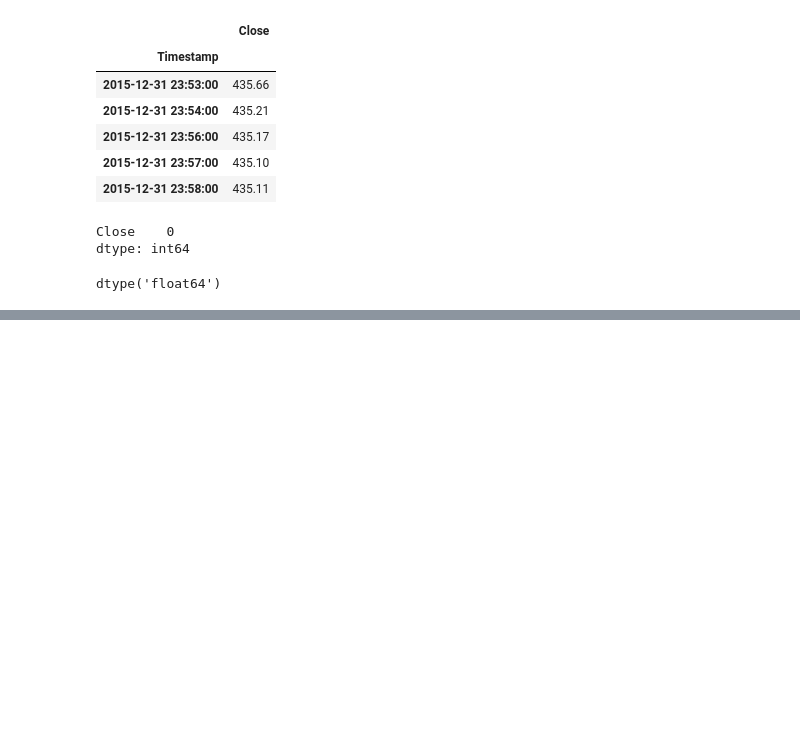
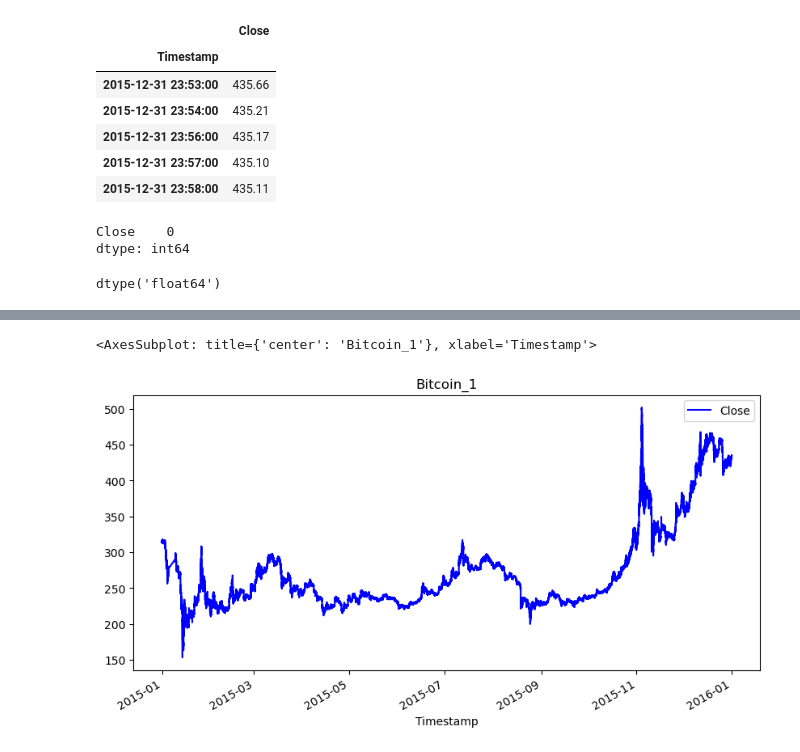
Before and after one commit to SkyRanger05/Online-Course-12-12-22, a Jupyter notebook: UC_BERKLEY_BOOTCAMP_FinTech_coding-exercises/Module3/bibit2.ipynb, the cells around one changed output, grey strips where cells are left out. Drawn from its saved outputs; the diff is of its cells as text; code cells hidden in the pictures; blank space fills up the shorter version.

```diff
--- a/UC_BERKLEY_BOOTCAMP_FinTech_coding-exercises/Module3/bibit2.ipynb
+++ b/UC_BERKLEY_BOOTCAMP_FinTech_coding-exercises/Module3/bibit2.ipynb
@@ -56,0 +102,5 @@ NameError: name 'bitsum2_csv' is not defined
+# %%
+bit_df1.plot(figsize=(10,5), title="Bitcoin_1", color="blue")
+# %% [output]
+<AxesSubplot: title={'center': 'Bitcoin_1'}, xlabel='Timestamp'>
+[figure, added]
```
Also changed, not shown: parts of 14 cells of this notebook.
